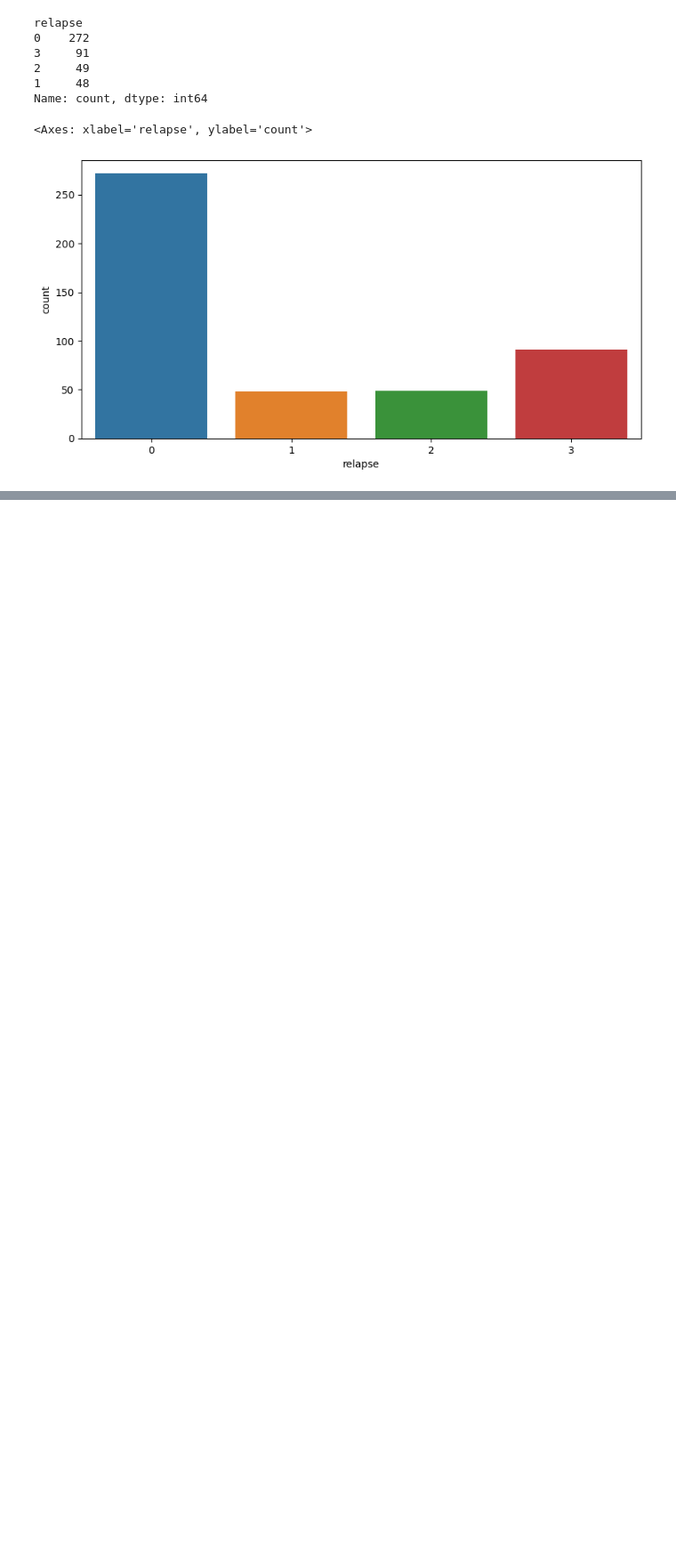
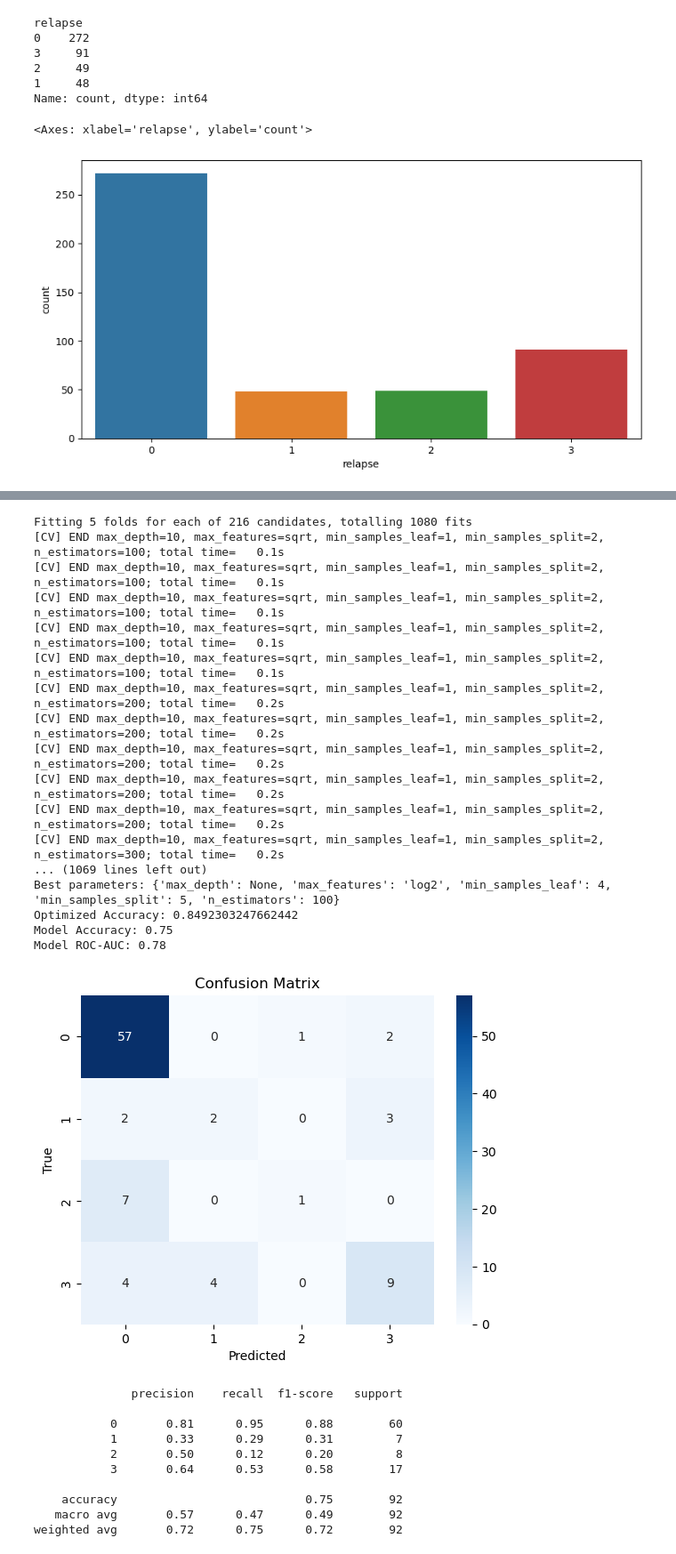
Before and after one commit to nancyxieyy/cancer-care-predictor, a Jupyter notebook: MechineLearning/DiseaseProgression.ipynb, the cells around one changed output, grey strips where cells are left out. Shown at 89% size. Drawn from its saved outputs; the diff is of its cells as text; code cells hidden in the pictures; blank space fills up the shorter version.

```diff
--- a/MechineLearning/DiseaseProgression.ipynb
+++ b/MechineLearning/DiseaseProgression.ipynb
@@ -499,0 +316,50 @@ joblib.dump(dis_RFbest_model, model_path)
+# %%
+# Define the parameter space to be searched
+RFparam_grid = {
+    'n_estimators': [100, 200, 300],
+    'max_depth': [10, 20, 30, None],
+    'min_samples_split': [2, 5, 10],
+    'min_samples_leaf': [1, 2, 4],
+    'max_features': ['sqrt', 'log2']
+}
+
+forest = RandomForestClassifier()
+dis_RFgrid = GridSearchCV(forest, RFparam_grid, cv=5, scoring='roc_auc_ovr', n_jobs=1, verbose=2)
+dis_RFgrid.fit(X_train, y_train)
+
+# Print the best parameters and corresponding scores
+print(f'Best parameters: {dis_RFgrid.best_params_}')
+print(f'Optimized Accuracy: {dis_RFgrid.best_score_}')
+
+dis_RFbest_model = dis_RFgrid.best_estimator_
+
+print_evaluation(dis_RFbest_model, X_test, y_test)
+# %% [output]
+Fitting 5 folds for each of 216 candidates, totalling 1080 fits
+[CV] END max_depth=10, max_features=sqrt, min_samples_leaf=1, min_samples_split=2, n_estimators=100; total time=   0.1s
+[CV] END max_depth=10, max_features=sqrt, min_samples_leaf=1, min_samples_split=2, n_estimators=100; total time=   0.1s
+[CV] END max_depth=10, max_features=sqrt, min_samples_leaf=1, min_samples_split=2, n_estimators=100; total time=   0.1s
+[CV] END max_depth=10, max_features=sqrt, min_samples_leaf=1, min_samples_split=2, n_estimators=100; total time=   0.1s
+[CV] END max_depth=10, max_features=sqrt, min_samples_leaf=1, min_samples_split=2, n_estimators=100; total time=   0.1s
+[CV] END max_depth=10, max_features=sqrt, min_samples_leaf=1, min_samples_split=2, n_estimators=200; total time=   0.2s
+[CV] END max_depth=10, max_features=sqrt, min_samples_leaf=1, min_samples_split=2, n_estimators=200; total time=   0.2s
+[CV] END max_depth=10, max_features=sqrt, min_samples_leaf=1, min_samples_split=2, n_estimators=200; total time=   0.2s
+[CV] END max_depth=10, max_features=sqrt, min_samples_leaf=1, min_samples_split=2, n_estimators=200; total time=   0.2s
+[CV] END max_depth=10, max_features=sqrt, min_samples_leaf=1, min_samples_split=2, n_estimators=200; total time=   0.2s
+[CV] END max_depth=10, max_features=sqrt, min_samples_leaf=1, min_samples_split=2, n_estimators=300; total time=   0.2s
+... (1069 lines left out)
+Best parameters: {'max_depth': None, 'max_features': 'log2', 'min_samples_leaf': 4, 'min_samples_split': 5, 'n_estimators': 100}
+Optimized Accuracy: 0.8492303247662442
+Model Accuracy: 0.75
+Model ROC-AUC: 0.78
+[figure, added]
+              precision    recall  f1-score   support
+
+           0       0.81      0.95      0.88        60
+           1       0.33      0.29      0.31         7
+           2       0.50      0.12      0.20         8
+           3       0.64      0.53      0.58        17
+
+    accuracy                           0.75        92
+   macro avg       0.57      0.47      0.49        92
+weighted avg       0.72      0.75      0.72        92
```
Also changed, not shown: parts of 66 cells of this notebook, 21 other files.
